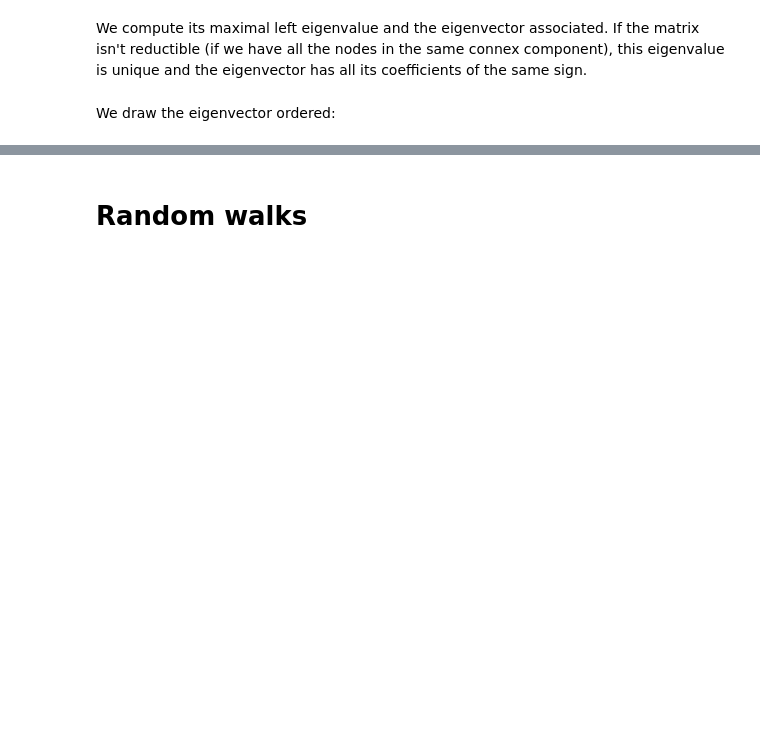
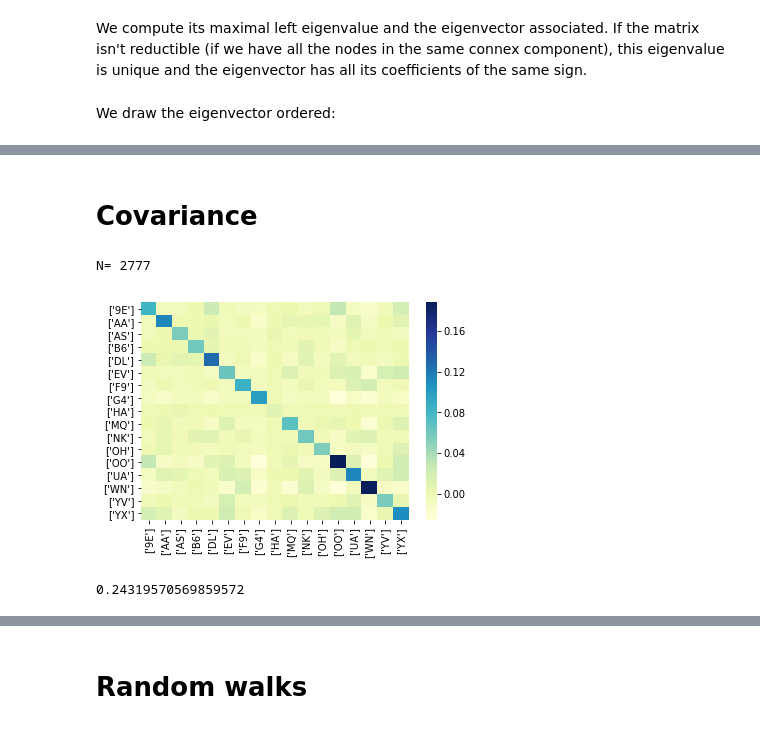
Before and after one commit to TiphaineV/multiplex-streams, a Jupyter notebook: src/visualisation/planes.ipynb, the cells around one changed output, grey strips where cells are left out. Drawn from its saved outputs; the diff is of its cells as text; code cells hidden in the pictures; blank space fills up the shorter version.

```diff
--- a/src/visualisation/planes.ipynb
+++ b/src/visualisation/planes.ipynb
@@ -284,0 +309,19 @@ plt.show()
+# %% [markdown]
+ # Covariance
+# %%
+matcov=multi.computeCovariance()
+# %% [output]
+N= 2777
+# %%
+lablist=multi.giveLayersLabels()
+sns_plot=sns.heatmap(np.transpose(matcov),cmap="YlGnBu",xticklabels=lablist,yticklabels=lablist)
+fig = sns_plot.get_figure()
+fig.savefig("matcov.pdf")
+plt.show()
+# %% [output]
+[figure, added]
+# %%
+valpcov,vectpcov=valeurPropreMax(np.transpose(matcov),1000)
+print(valpcov)
+# %% [output]
+0.24319570569859572
```
Also changed, not shown: parts of 32 cells of this notebook, 25 other files.
